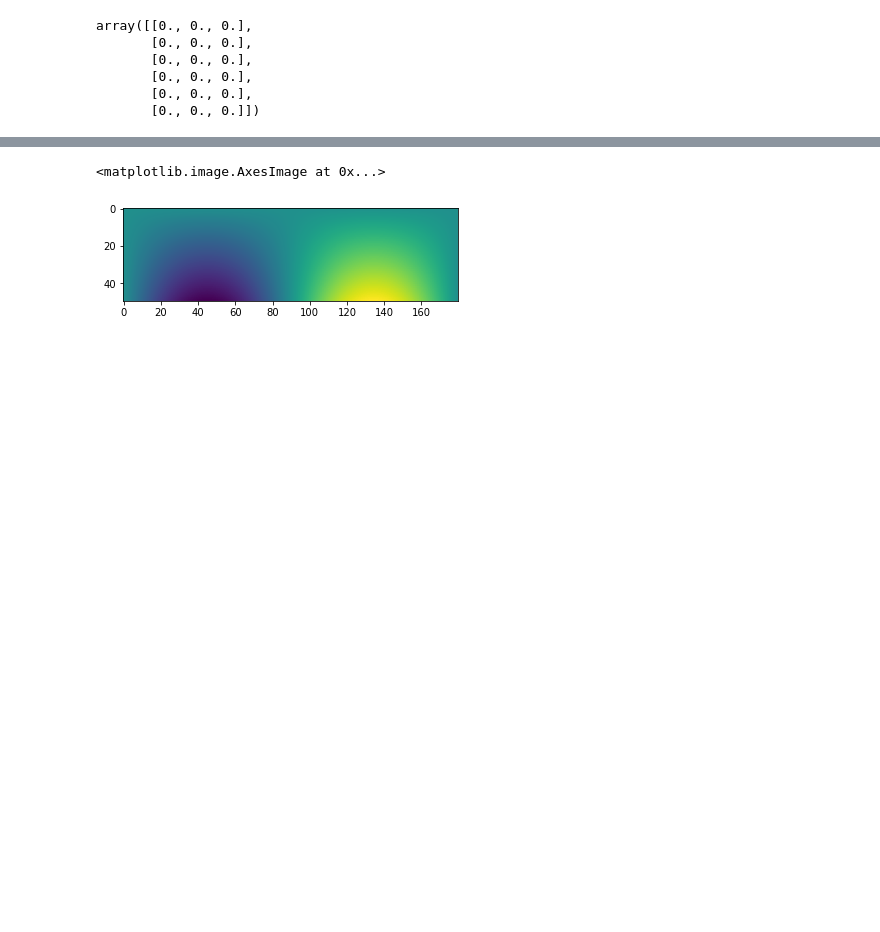
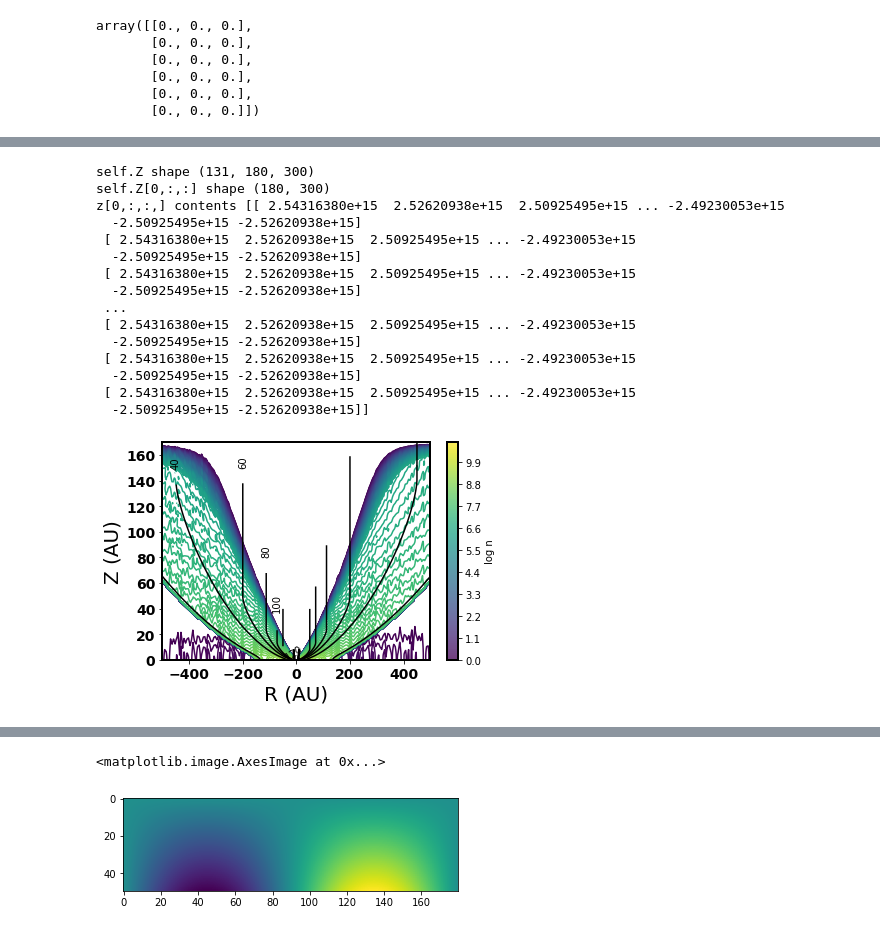
Before and after one commit to theochawla/49ceti_warpmodel, a Jupyter notebook: Spiral/spiral_test.ipynb, the cells around one changed output, grey strips where cells are left out. Cells and saved outputs as stored; diff of their text form; code cells hidden in the pictures; blank space fills up the shorter version.

```diff
--- a/Spiral/spiral_test.ipynb
+++ b/Spiral/spiral_test.ipynb
@@ -70,7 +91,24 @@ KeyboardInterrupt:
 # %%
 #y = kevindisk.Disk(zmax=500)
 # %%
-#x.plot_structure()
+x.plot_structure()
+# %% [output]
+self.Z shape (131, 180, 300)
+self.Z[0,:,:] shape (180, 300)
+z[0,:,:,] contents [[ 2.54316380e+15  2.52620938e+15  2.50925495e+15 ... -2.49230053e+15
+  -2.50925495e+15 -2.52620938e+15]
+ [ 2.54316380e+15  2.52620938e+15  2.50925495e+15 ... -2.49230053e+15
+  -2.50925495e+15 -2.52620938e+15]
+ [ 2.54316380e+15  2.52620938e+15  2.50925495e+15 ... -2.49230053e+15
+  -2.50925495e+15 -2.52620938e+15]
+ ...
+ [ 2.54316380e+15  2.52620938e+15  2.50925495e+15 ... -2.49230053e+15
+  -2.50925495e+15 -2.52620938e+15]
+ [ 2.54316380e+15  2.52620938e+15  2.50925495e+15 ... -2.49230053e+15
+  -2.50925495e+15 -2.52620938e+15]
+ [ 2.54316380e+15  2.52620938e+15  2.50925495e+15 ... -2.49230053e+15
+  -2.50925495e+15 -2.52620938e+15]]
+[figure, added]
 # %%
 %run raytrace_spiral.py
 # %%
```
Also changed, not shown: parts of 4 cells of this notebook, 6 other files.
